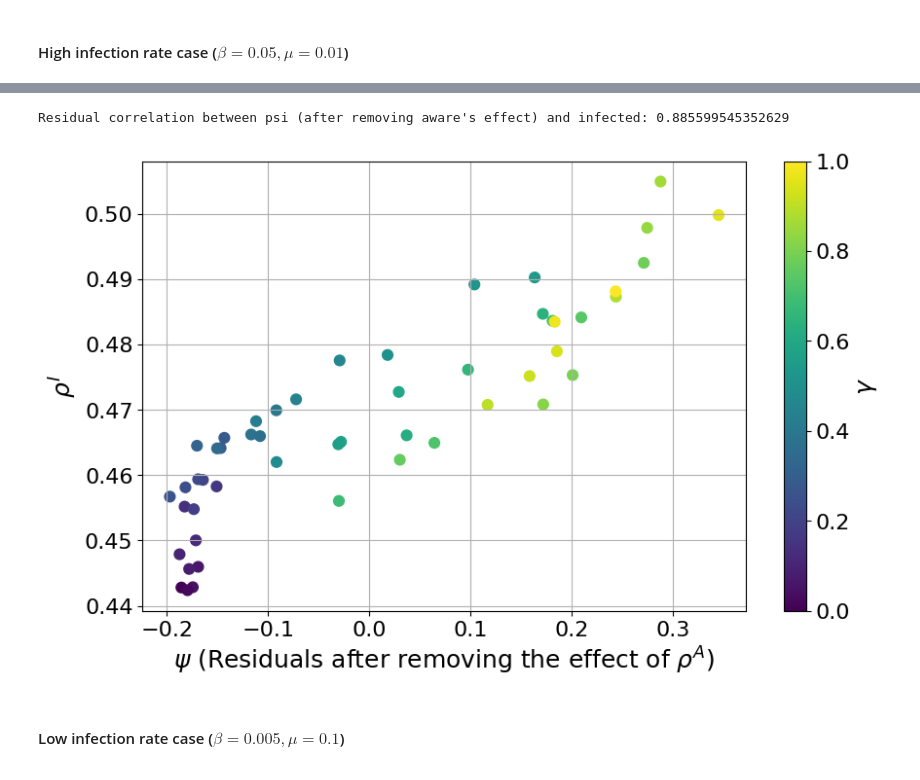
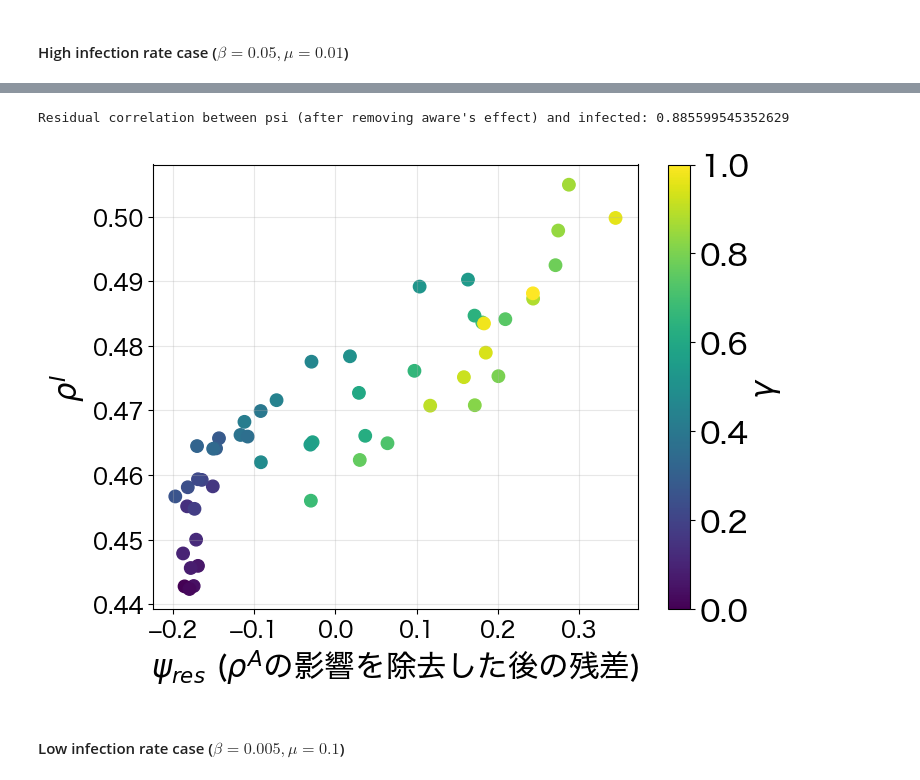
Before and after one commit to skomuro/polarisation_meets_epi, a Jupyter notebook: visualisation.ipynb, the cells around one changed output, grey strips where cells are left out. Cells and saved outputs as stored; diff of their text form; code cells hidden in the pictures.

Commit message:
minor updates on plots

```diff
--- a/visualisation.ipynb
+++ b/visualisation.ipynb
@@ -16,8 +16,9 @@ import statsmodels.api as sm
 # %% [markdown]
 ### Plot settings
 # %%
+plt.rcParams['font.family'] = 'Hiragino Sans'
 plt.rcParams['figure.figsize'] = (10, 6)
-plt.rcParams['font.size'] = 18
+plt.rcParams['font.size'] = 22
 plt.rcParams['axes.titlesize'] = 20
 plt.rcParams['axes.labelsize'] = 18
 plt.rcParams['xtick.labelsize'] = 16
@@ -179,29 +180,33 @@ Correlation Coefficient of psi and aware (log-adjusted if applicable): 0.343
 # %%
 # Regression of high_df_mean["psi"] on high_df_mean["aware"]
 high_X = sm.add_constant(high_df_mean["aware"]/1000)  # Add constant term
 high_y = high_df_mean["psi"]
 high_model = sm.OLS(high_y, high_X).fit()
 
 # Get the residuals (the part of psi not explained by aware)
 high_residuals_psi = high_model.resid
 
 # Calculate the correlation of the residuals with high_df_mean["infected"]
 correlation = high_residuals_psi.corr(high_df_mean["infected"]/1000)
 print("Residual correlation between psi (after removing aware's effect) and infected:", correlation)
 
 # plot
-plt.figure(figsize=(10, 6))
-high_scatter = plt.scatter(high_residuals_psi, high_df_mean["infected"]/1000, c=high_df_mean["gamma"], cmap='viridis', s=60)
+plt.figure(figsize=(8, 6))
+high_scatter = plt.scatter(high_residuals_psi, high_df_mean["infected"]/1000, c=high_df_mean["gamma"], cmap='viridis', s=80)
 # Add a color bar to the plot to indicate the gamma values
-plt.colorbar(high_scatter, label=r"$\gamma$")
-plt.xlabel(r"$\psi$ (Residuals after removing the effect of $\rho^A$)")
-plt.ylabel(r"$\rho^I$")
-plt.grid(True)
+cbar = plt.colorbar(high_scatter, label=r"$\gamma$")
+# Add a colorbar
+cbar.set_label(r'$\gamma$', fontsize=22)
+cbar.ax.tick_params(labelsize=22)
+plt.xlabel(r"$\psi_{res}$ ($\rho^A$の影響を除去した後の残差)", fontsize=22)
+plt.ylabel(r"$\rho^I$", fontsize=22)
+plt.grid(alpha=0.3)
+plt.tight_layout()
 plt.savefig("img/high_infection_rate/high_psi_rho_I_residuals.png")
 plt.show()
 # %% [output]
 Residual correlation between psi (after removing aware's effect) and infected: 0.885599545352629
-[figure, old version]
+[figure, new version]
 # %% [markdown]
 #### Low infection rate case ($\beta = 0.005, \mu = 0.1$)
 # %%
```
Also changed, not shown: parts of 10 cells of this notebook, 10 other files.
